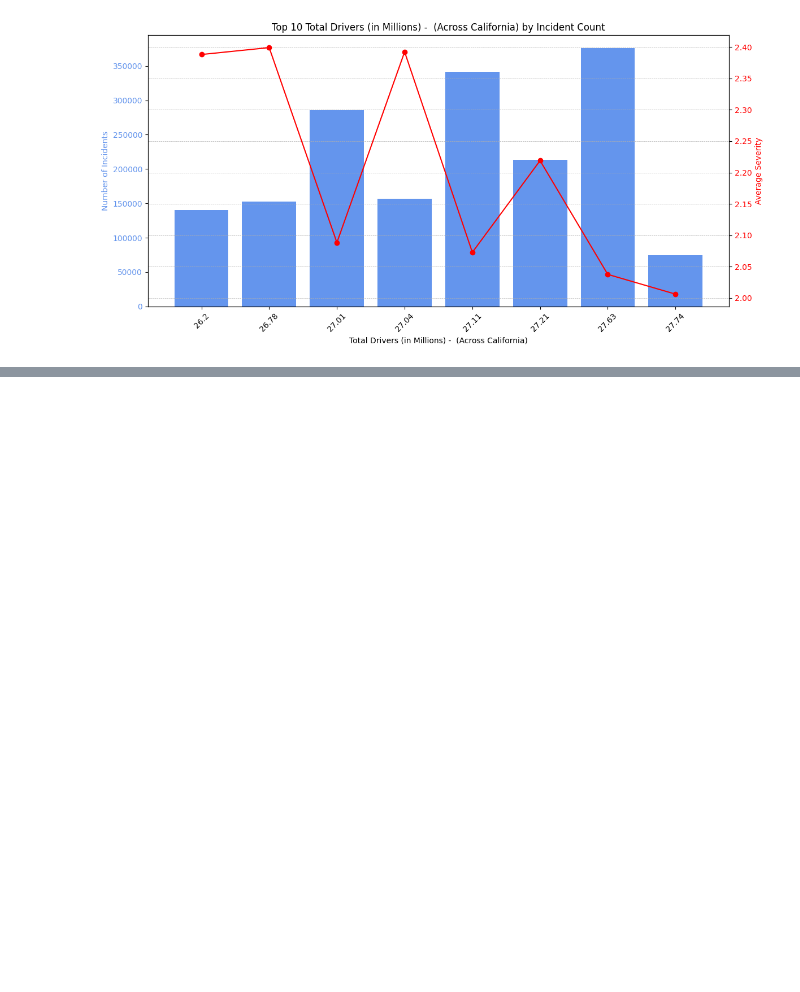
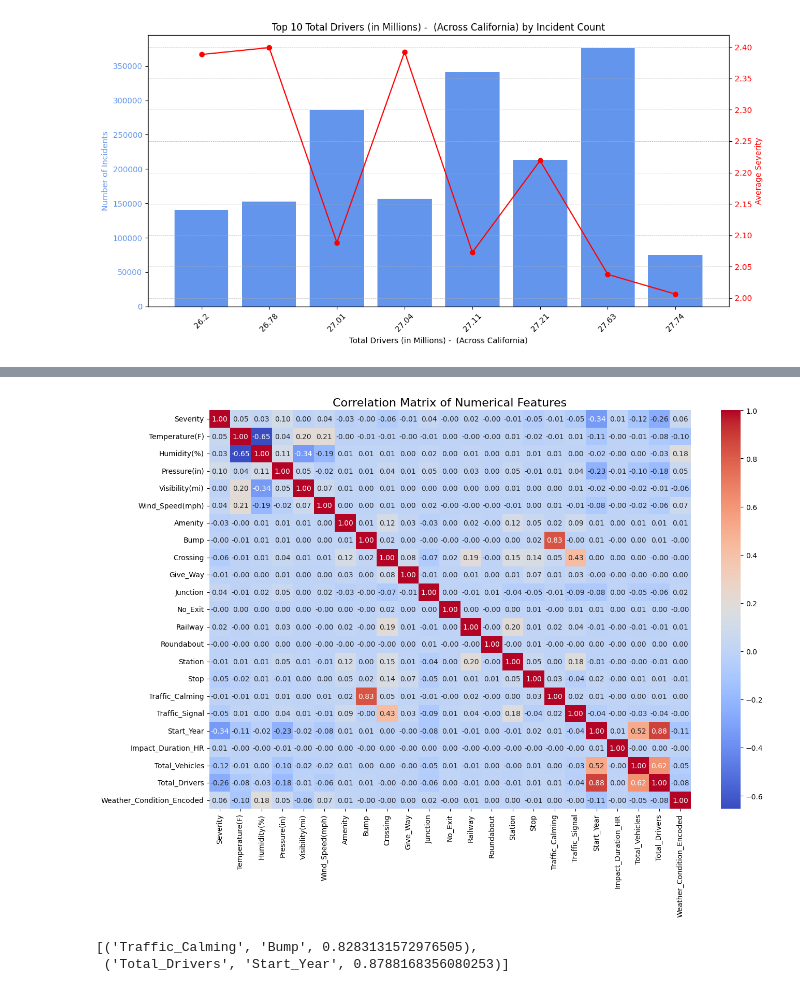
Before and after one commit to hemant280/berkeley-ai-ml-capstone, a Jupyter notebook: analysis.ipynb, the cells around one changed output, grey strips where cells are left out. Cells and saved outputs as stored; diff of their text form; code cells hidden in the pictures; blank space fills up the shorter version.

```diff
--- a/analysis.ipynb
+++ b/analysis.ipynb
@@ -833,3 +868,7 @@ plot_incidents(final_df, group_by_col="Total_Vehicles", top_n=10)
 plot_incidents(final_df, group_by_col="Total_Drivers", top_n=10)
 # %% [output]
 [figure]
+# %%
+# Extract the numerical features for further analysis
+num_features = final_df.select_dtypes(include=np.number)
+num_features.info()
@@ -835,0 +893,21 @@ plot_incidents(final_df, group_by_col="Total_Drivers", top_n=10)
+# %%
+# Build the correlation matrix
+corr = num_features.corr()
+plt.figure(figsize=(15, 10))
+sns.heatmap(corr, annot=True, fmt=".2f", cmap="coolwarm", cbar=True)
+plt.title("Correlation Matrix of Numerical Features", fontsize=16)
+plt.savefig('./images/correlation_matrix.png')
+# %% [output]
+[figure, added]
+# %%
+# Indentify highly correlated features
+threshold = 0.8
+high_corr_pairs = []
+for i in range(len(corr.columns)):
+    for j in range(i):
+        if abs(corr.iloc[i, j]) > threshold and corr.columns[i] != corr.columns[j]:
+            high_corr_pairs.append((corr.columns[i], corr.columns[j], corr.iloc[i, j]))
+high_corr_pairs
+# %% [output]
+[('Traffic_Calming', 'Bump', 0.8283131572976505),
+ ('Total_Drivers', 'Start_Year', 0.8788168356080253)]
```
Also changed, not shown: parts of 16 cells of this notebook, 4 other files.
